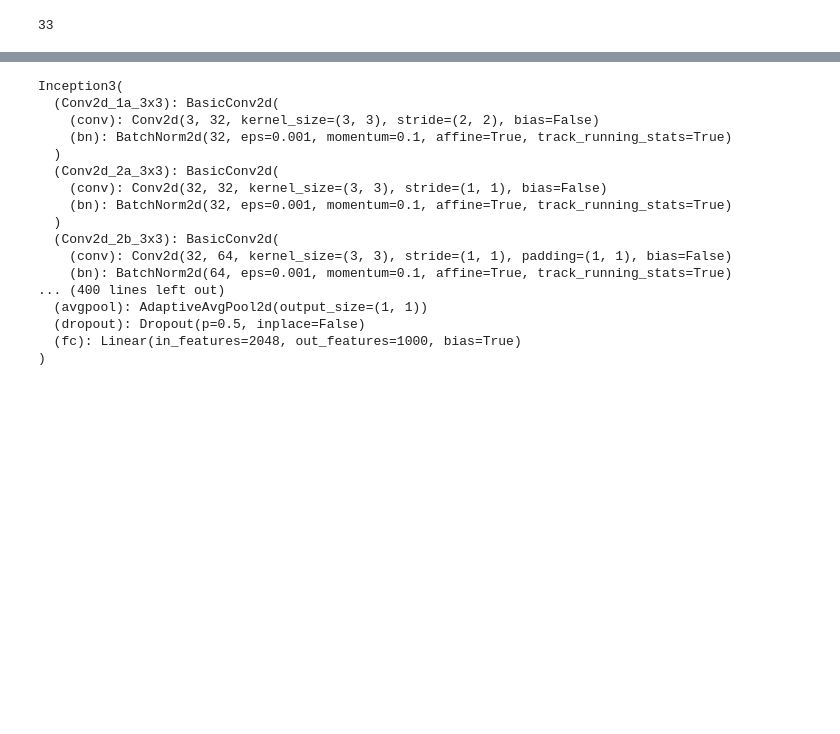
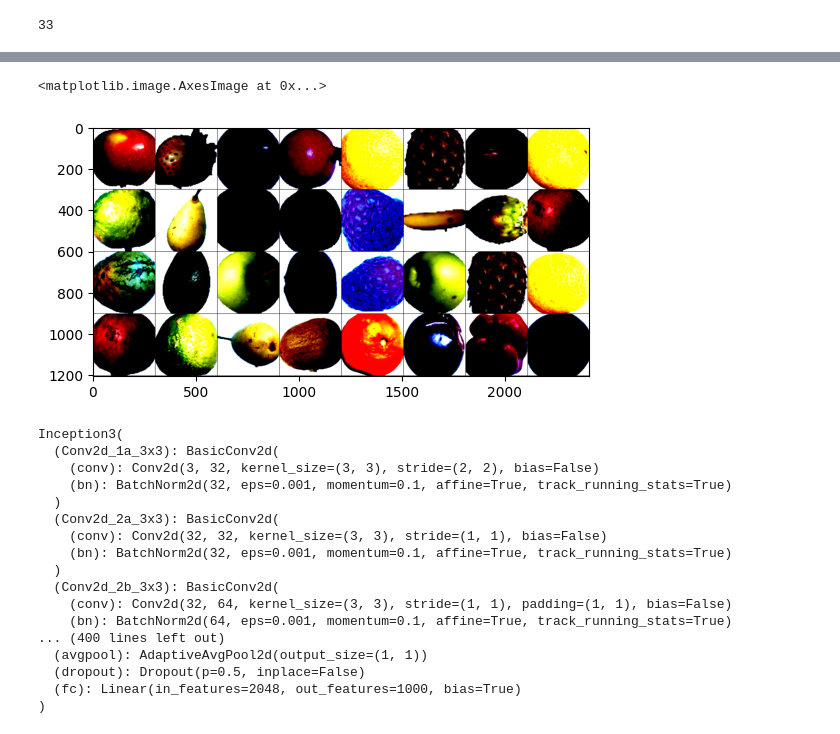
Before and after one commit to alonacode/AI, a Jupyter notebook: notebook8e0de6b92d.ipynb, the cells around one changed output, grey strips where cells are left out. Cells and saved outputs as stored; diff of their text form; code cells hidden in the pictures; blank space fills up the shorter version.

```diff
--- a/notebook8e0de6b92d.ipynb
+++ b/notebook8e0de6b92d.ipynb
@@ -83,3 +102,16 @@ test_loader = torch.utils.data.DataLoader(test_data, shuffle=True, batch_size=ba
+# %%
+from torchvision.utils import make_grid
+
+
+
+batch, labels = next(iter(train_loader))
+
+grid = make_grid(batch).permute(1, 2, 0)
+
+plt.imshow(grid)
+# %% [output]
+<matplotlib.image.AxesImage at 0x...>
+[figure, added]
 # %%
 from torchvision import models
 
```
Also changed, not shown: parts of 1 cell of this notebook.
